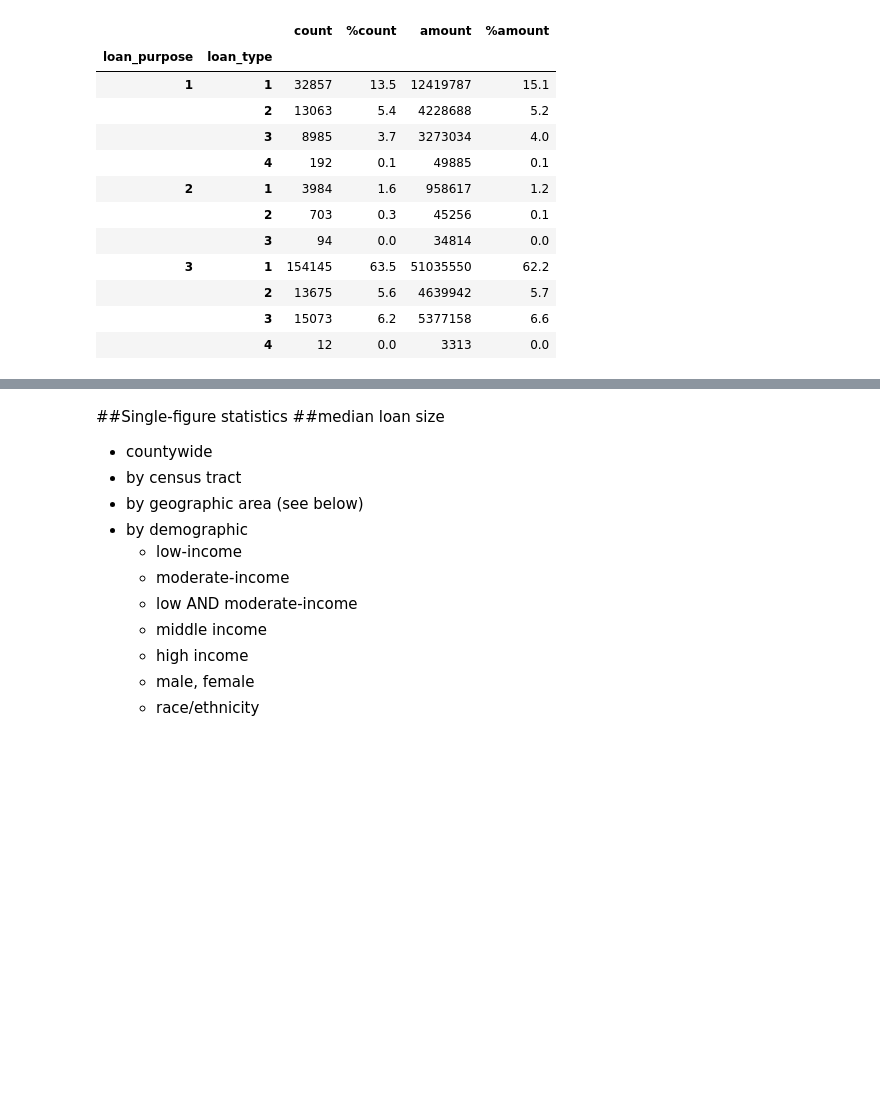
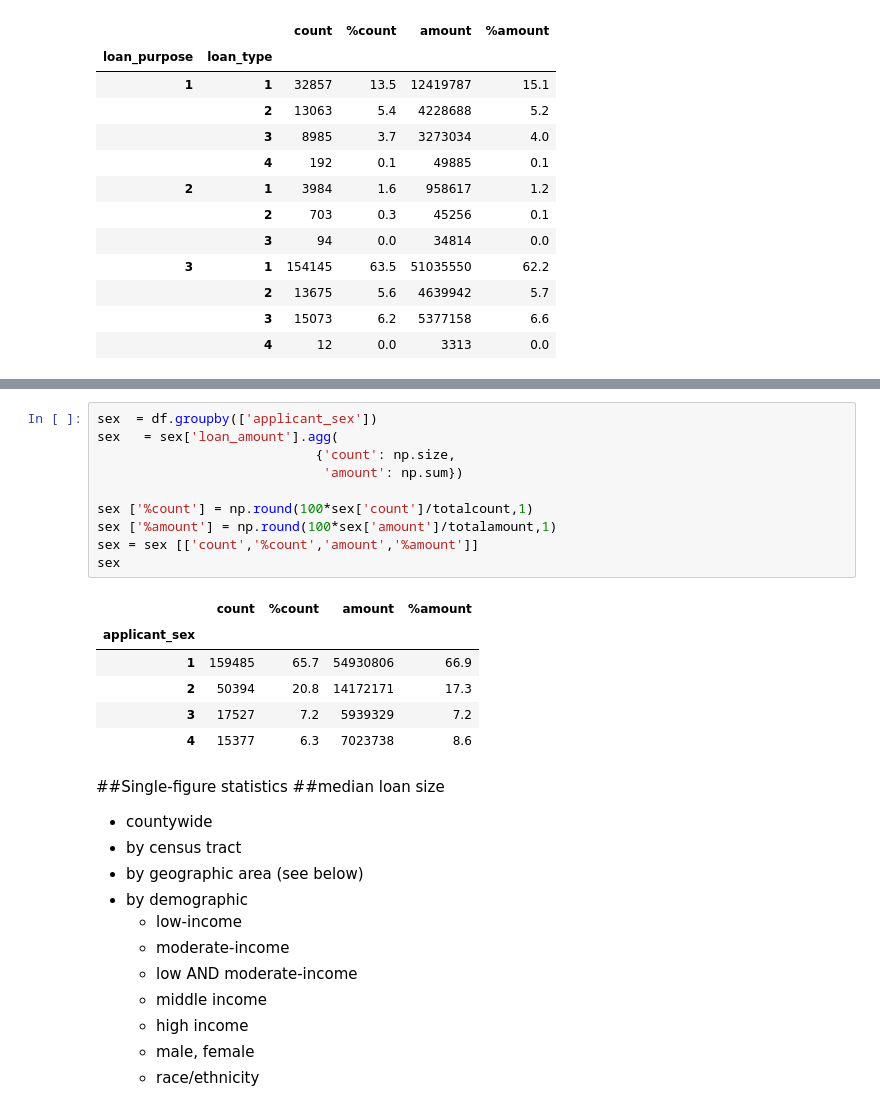
Before and after one commit to CivicKnowledge/San-Diego-Housing, a Jupyter notebook: gonzalo/report-g.ipynb, the cells around one changed output, grey strips where cells are left out. Cells and saved outputs as stored; diff of their text form; blank space fills up the shorter version.

```diff
--- a/gonzalo/report-g.ipynb
+++ b/gonzalo/report-g.ipynb
@@ -114,3 +110,20 @@ apprace1
+# %%
+sex  = df.groupby(['applicant_sex'])
+sex   = sex['loan_amount'].agg(
+                            {'count': np.size,
+                             'amount': np.sum})
+
+sex ['%count'] = np.round(100*sex['count']/totalcount,1)
+sex ['%amount'] = np.round(100*sex['amount']/totalamount,1)
+sex = sex [['count','%count','amount','%amount']]
+sex
+# %% [output]
+|  | count | %count | amount | %amount |
+| applicant_sex |  |  |  |  |
+| 1 | 159485 | 65.7 | 54930806 | 66.9 |
+| 2 | 50394 | 20.8 | 14172171 | 17.3 |
+| 3 | 17527 | 7.2 | 5939329 | 7.2 |
+| 4 | 15377 | 6.3 | 7023738 | 8.6 |
 # %% [markdown]
 ##Single-figure statistics
 ##median loan size
```
Also changed, not shown: parts of 8 cells of this notebook.
